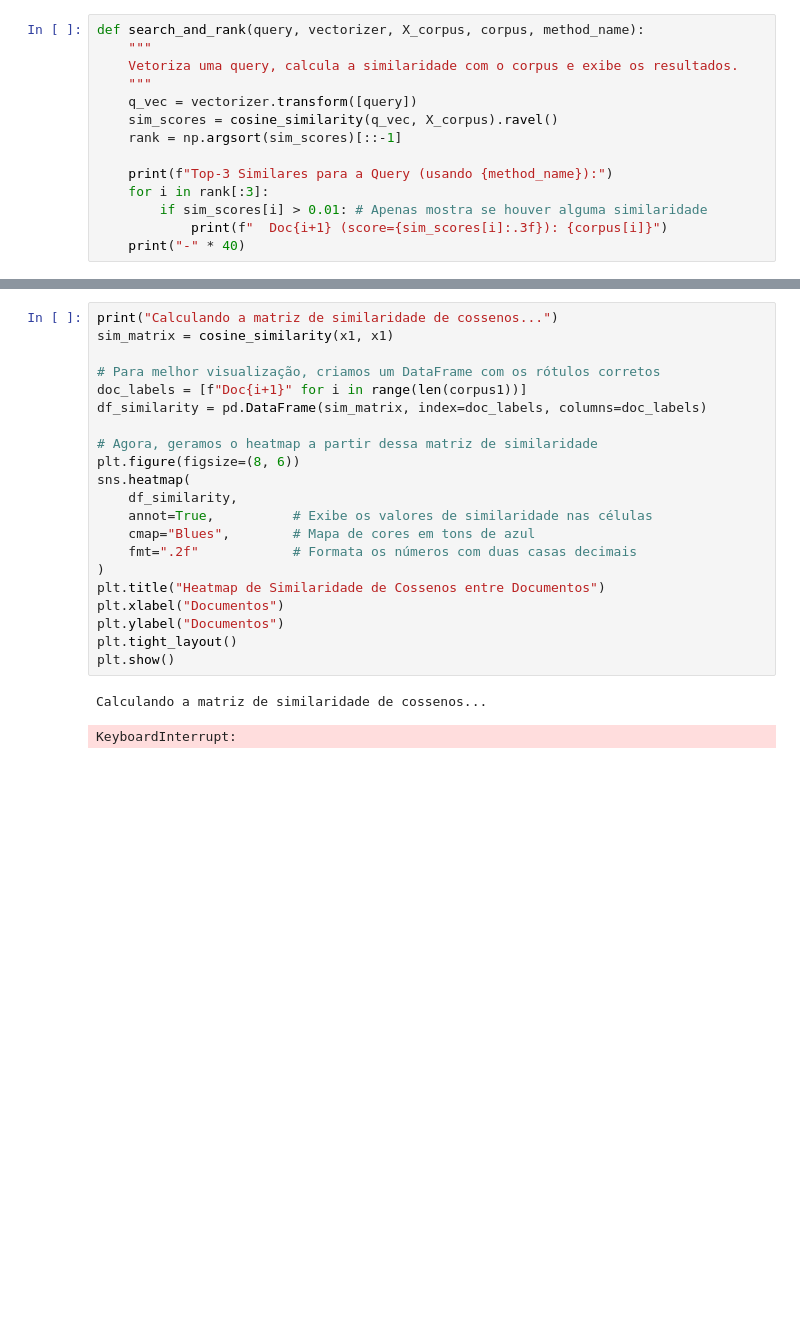
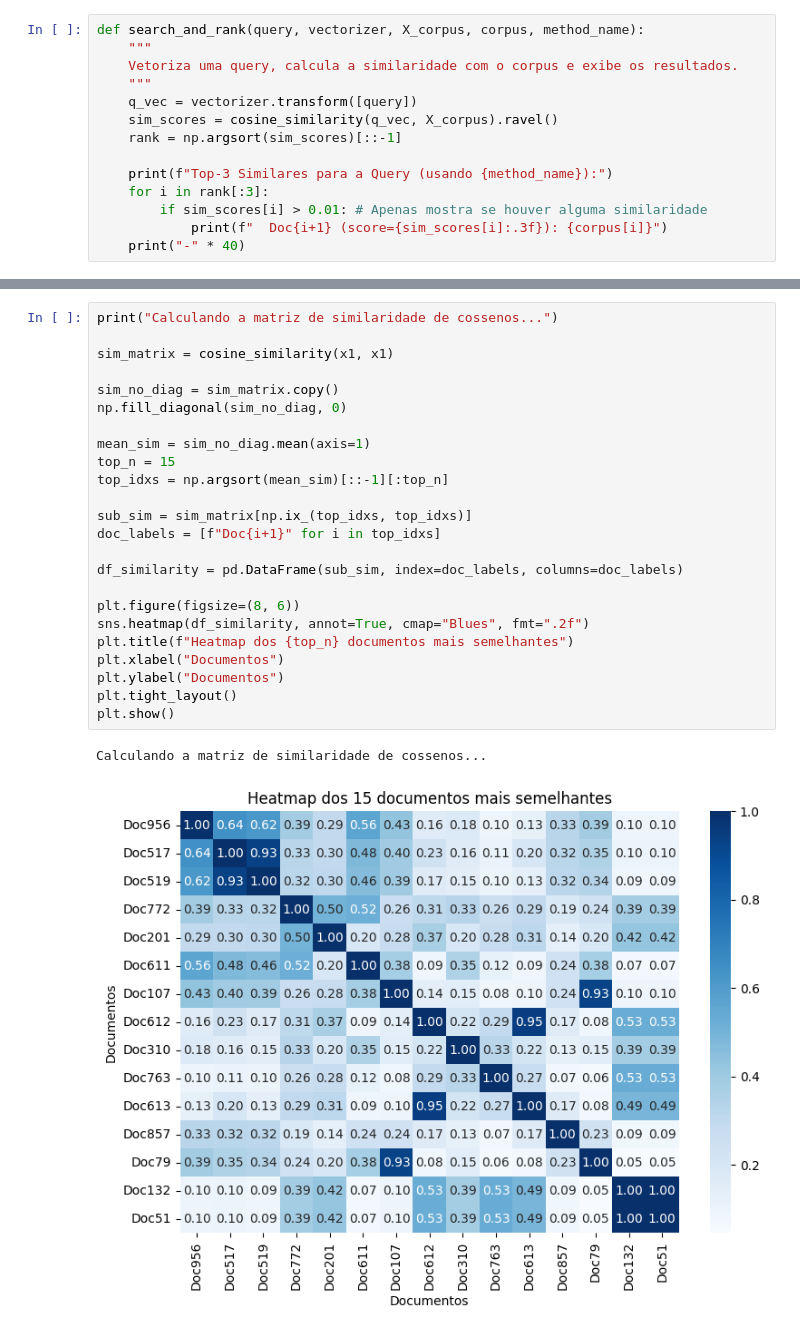
Before and after one commit to micaelol12/PLN, a Jupyter notebook: Trabalho/notebook.ipynb, the cells around one changed output, grey strips where cells are left out. Cells and saved outputs as stored; diff of their text form; blank space fills up the shorter version.

```diff
--- a/Trabalho/notebook.ipynb
+++ b/Trabalho/notebook.ipynb
@@ -141,25 +144,28 @@ Top-3 Similares para a Query (usando TF-IDF):
 ----------------------------------------
 # %%
 print("Calculando a matriz de similaridade de cossenos...")
+
 sim_matrix = cosine_similarity(x1, x1)
 
-# Para melhor visualização, criamos um DataFrame com os rótulos corretos
-doc_labels = [f"Doc{i+1}" for i in range(len(corpus1))]
-df_similarity = pd.DataFrame(sim_matrix, index=doc_labels, columns=doc_labels)
+sim_no_diag = sim_matrix.copy()
+np.fill_diagonal(sim_no_diag, 0)
 
-# Agora, geramos o heatmap a partir dessa matriz de similaridade
+mean_sim = sim_no_diag.mean(axis=1)
+top_n = 15
+top_idxs = np.argsort(mean_sim)[::-1][:top_n]
+
+sub_sim = sim_matrix[np.ix_(top_idxs, top_idxs)]
+doc_labels = [f"Doc{i+1}" for i in top_idxs]
+
+df_similarity = pd.DataFrame(sub_sim, index=doc_labels, columns=doc_labels)
+
 plt.figure(figsize=(8, 6))
-sns.heatmap(
-    df_similarity,
-    annot=True,          # Exibe os valores de similaridade nas células
-    cmap="Blues",        # Mapa de cores em tons de azul
-    fmt=".2f"            # Formata os números com duas casas decimais
-)
-plt.title("Heatmap de Similaridade de Cossenos entre Documentos")
+sns.heatmap(df_similarity, annot=True, cmap="Blues", fmt=".2f")
+plt.title(f"Heatmap dos {top_n} documentos mais semelhantes")
 plt.xlabel("Documentos")
 plt.ylabel("Documentos")
 plt.tight_layout()
 plt.show()
 # %% [output]
 Calculando a matriz de similaridade de cossenos...
-KeyboardInterrupt:
+[figure, added]
```
Also changed, not shown: parts of 2 cells of this notebook.
